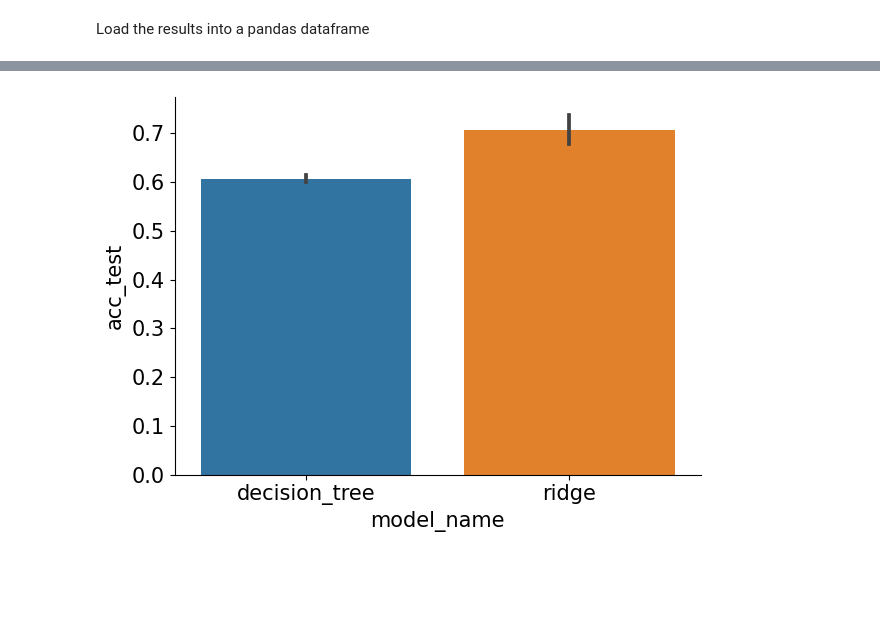
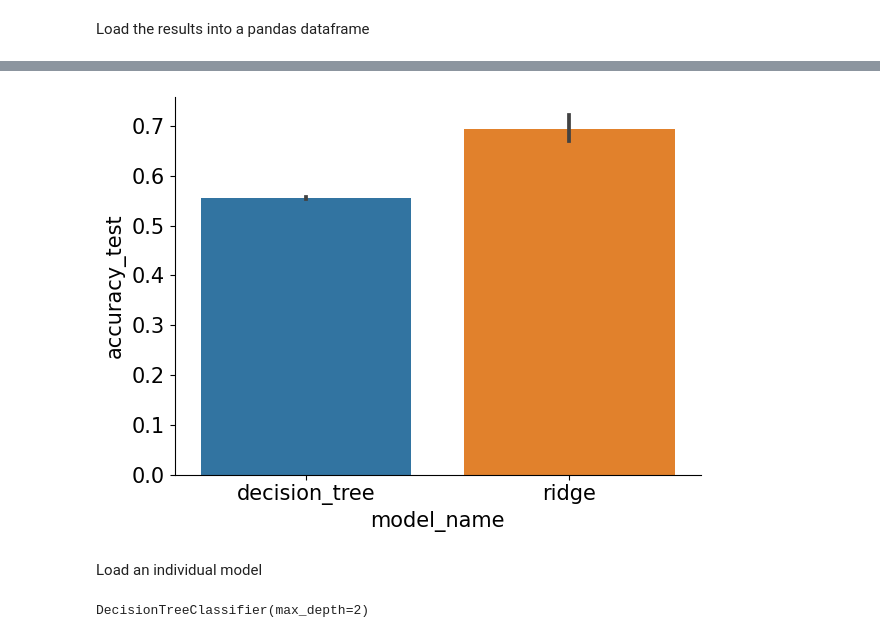
Before and after one commit to csinva/cookiecutter-ml-research, a Jupyter notebook: notebooks/01_model_results.ipynb, the cells around one changed output, grey strips where cells are left out. Drawn from its saved outputs; the diff is of its cells as text; code cells hidden in the pictures; blank space fills up the shorter version.

```diff
--- a/notebooks/01_model_results.ipynb
+++ b/notebooks/01_model_results.ipynb
@@ -66,5 +70,13 @@ ravg
 # %%
-sns.barplot(data=ravg, x='model_name', y='acc_test') #, hue='dataset_name')
+sns.barplot(data=ravg, x='model_name', y='accuracy_test') #, hue='dataset_name')
 plt.show()
 # %% [output]
-[figure, old version]
+[figure, new version]
+# %% [markdown]
+Load an individual model
+# %%
+run_args = r.iloc[0]
+model = pkl.load(open(join(run_args.save_dir_unique, 'model.pkl'), 'rb'))
+model
+# %% [output]
+DecisionTreeClassifier(max_depth=2)
```
Also changed, not shown: parts of 3 cells of this notebook, 5 other files.
